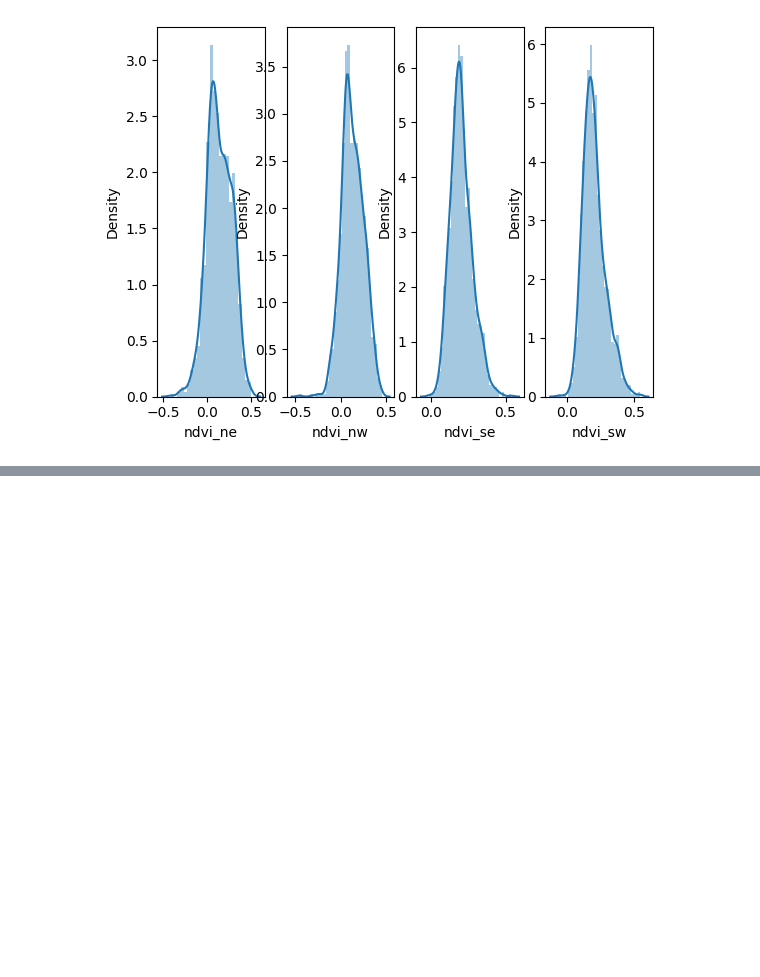
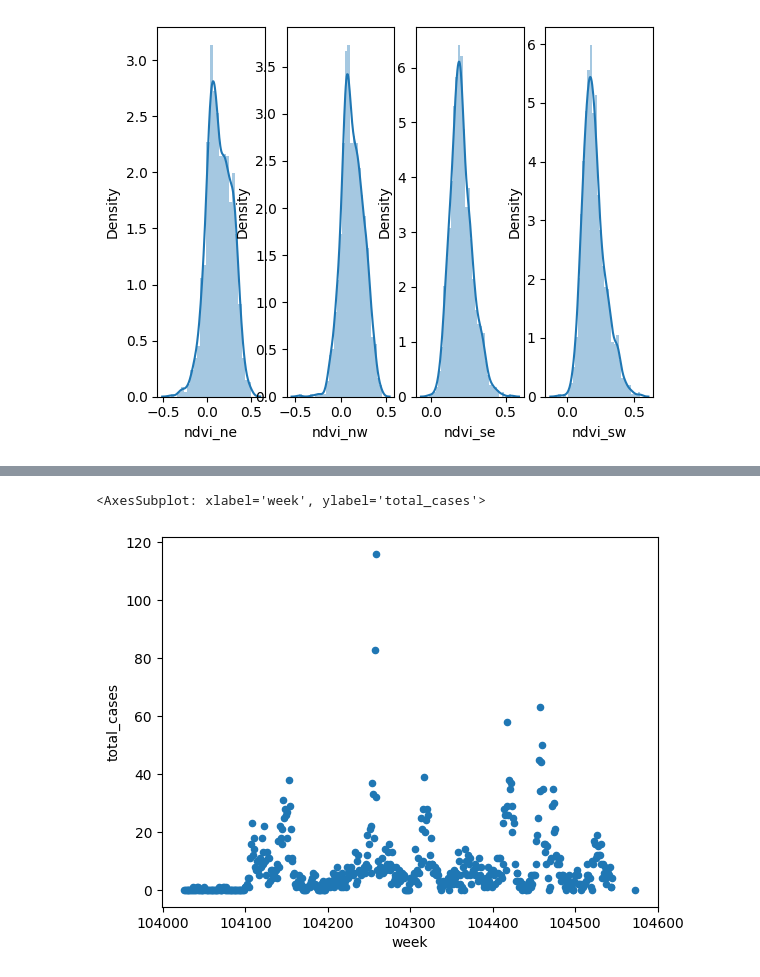
Before and after one commit to ncerutti/DengueAI-challenge, a Jupyter notebook: visualizations.ipynb, the cells around one changed output, grey strips where cells are left out. Drawn from its saved outputs; the diff is of its cells as text; code cells hidden in the pictures; blank space fills up the shorter version.

```diff
--- a/visualizations.ipynb
+++ b/visualizations.ipynb
@@ -48,0 +61,3 @@ series_y =
+# %%
+train_data_y['week'] = train_data_y['year'] * 52
+train_data_y['week'] = train_data_y['week'] + train_data_y['weekofyear']
@@ -48,0 +79,5 @@ series_y =
+# %%
+train_data_y[train_data_y['city'] == 'iq'].plot.scatter('week','total_cases')
+# %% [output]
+<AxesSubplot: xlabel='week', ylabel='total_cases'>
+[figure, added]
```
Also changed, not shown: parts of 15 cells of this notebook, 3 other files.
